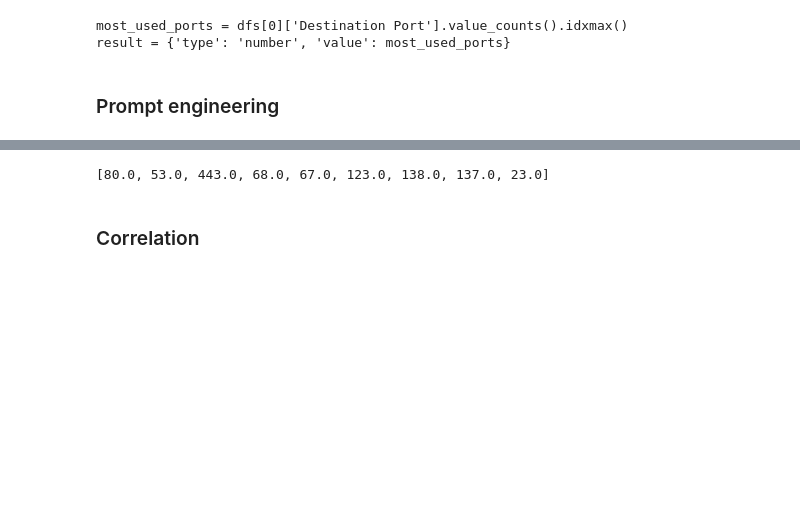
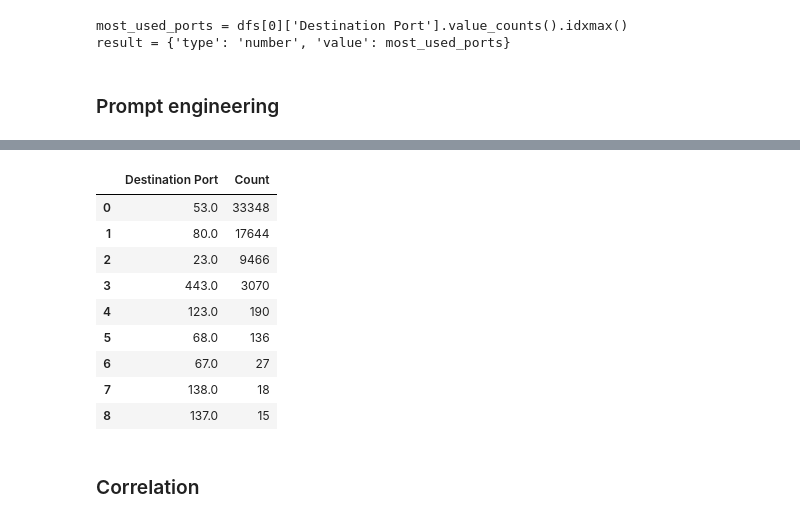
Before and after one commit to mundruid/cyberdata-mlai, a Jupyter notebook: cyberdata_mlai/eda_ai.ipynb, the cells around one changed output, grey strips where cells are left out. Saved outputs shown, nothing was run; the diff lists cells and outputs as text; code cells hidden in the pictures; blank space fills up the shorter version.

```diff
--- a/cyberdata_mlai/eda_ai.ipynb
+++ b/cyberdata_mlai/eda_ai.ipynb
@@ -145,6 +150,6 @@ Timestamp,Source Port,Destination Port,Payload,Packet Length,Protocol,src_ip_tot
 # %%
 rare_ports = malicious_smart.chat(
-    "Which are the most rarely used destination ports less than or equal to 1024?"
+    "Which are the most used destination ports less than or equal to 1024?"
 )
 rare_ports
 # %% [output]
@@ -168,4 +173,13 @@ Timestamp,Source Port,Destination Port,Payload,Packet Length,Protocol,src_ip_tot
-[80.0, 53.0, 443.0, 68.0, 67.0, 123.0, 138.0, 137.0, 23.0]
+|  | Destination Port | Count |
+| 0 | 53.0 | 33348 |
+| 1 | 80.0 | 17644 |
+| 2 | 23.0 | 9466 |
+| 3 | 443.0 | 3070 |
+| 4 | 123.0 | 190 |
+| 5 | 68.0 | 136 |
+| 6 | 67.0 | 27 |
+| 7 | 138.0 | 18 |
+| 8 | 137.0 | 15 |
 # %% [markdown]
 ### Correlation
 # %%
```
Also changed, not shown: parts of 14 cells of this notebook.
